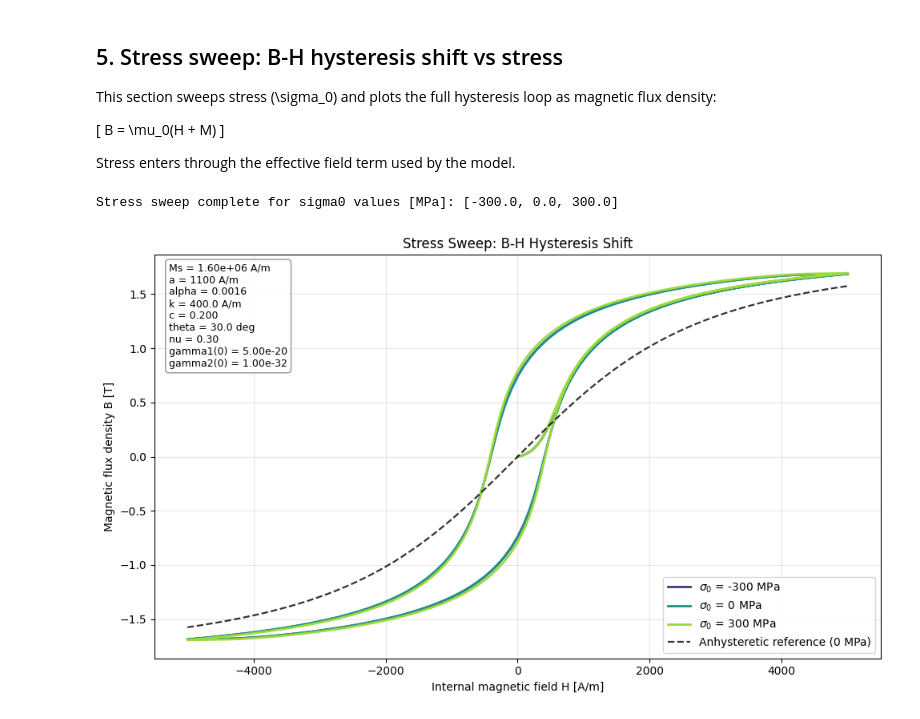
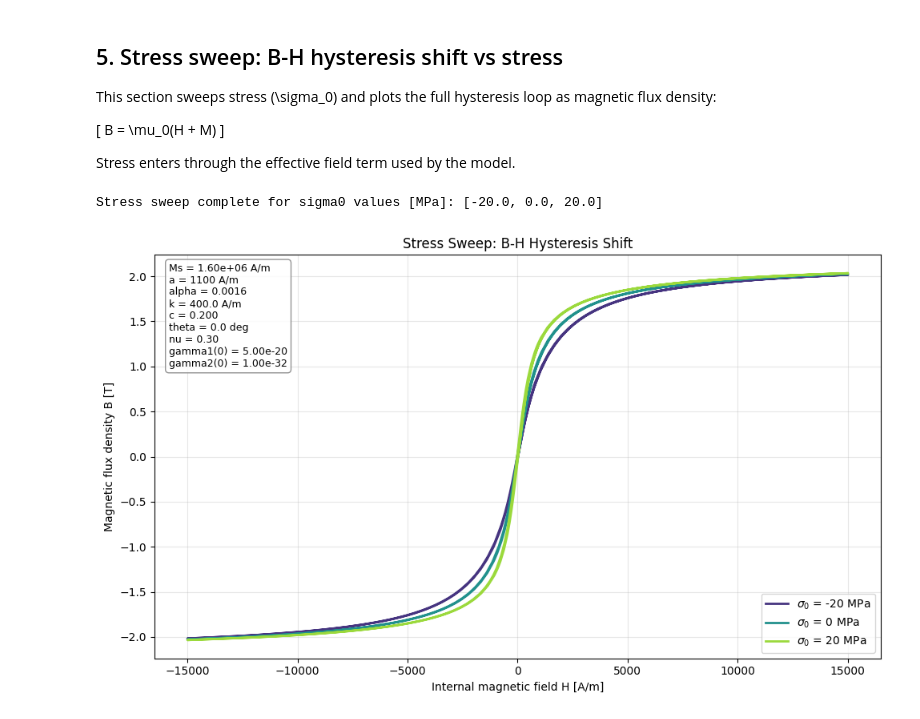
Before and after one commit to MoreCoffee12/MagnetoelasticSensor, a Jupyter notebook: notebooks/HelloWorldHysteresis.ipynb, the cells around one changed output. Saved outputs shown, nothing was run; the diff lists cells and outputs as text; code cells hidden in the pictures.

```diff
--- a/notebooks/HelloWorldHysteresis.ipynb
+++ b/notebooks/HelloWorldHysteresis.ipynb
@@ -382,20 +382,21 @@ B = \mu_0(H + M)
 Stress enters through the effective field term used by the model.
 # %%
 # Sweep stress and plot B-H hysteresis loops
-stress_values_mpa = [-300.0, 0.0, 300.0]  # MPa
-theta_deg = 30.0
+stress_values_mpa = [-20.0, 0.0, 20.0]  # MPa
+theta_deg = 0.0
 nu = 0.30
 
 # Base magnetoelastic coefficients at sigma0 = 0
-gamma1_ref = 5.0e-20
-gamma2_ref = 1.0e-32
+gamma1_intercept_ref = 4.0e-18
+gamma2_intercept_ref = 2.0e-30
 
 # Linear stress dependence of gamma1 and gamma2
-gamma1_sigma_slope = 2.0e-28
-gamma2_sigma_slope = 4.0e-41
+gamma1_sigma_slope = -2.0e-26
+gamma2_sigma_slope = -5.0e-39
 
-h_max_local = h_max if 'h_max' in globals() else 5000.0
-solver_type_local = solver_type if 'solver_type' in globals() else 2
+h_max_local = 15000.0
+#solver_type_local = solver_type if 'solver_type' in globals() else 2
+solver_type_local = 3
 
 fig, ax = plt.subplots(figsize=(10, 6))
 cmap = plt.cm.viridis(np.linspace(0.15, 0.85, len(stress_values_mpa)))
@@ -403,16 +404,16 @@ cmap = plt.cm.viridis(np.linspace(0.15, 0.85, len(stress_values_mpa)))
 for color, sigma_mpa in zip(cmap, stress_values_mpa):
     sigma_pa = sigma_mpa * 1.0e6
     props_sigma = JAProps(
-        ms=props.ms,
-        a=props.a,
-        alpha=props.alpha,
-        k=props.k,
-        c=props.c,
+        ms=1.7e6,
+        a=1000,
+        alpha=0.001,
+        k=20,
+        c=0.1,
         theta=np.deg2rad(theta_deg),
         nu=nu,
         sigma0=0.0,
-        gamma1_intercept=gamma1_ref,
-        gamma2_intercept=gamma2_ref,
+        gamma1_intercept=gamma1_intercept_ref,
+        gamma2_intercept=gamma2_intercept_ref,
         gamma1_sigma_slope=gamma1_sigma_slope,
         gamma2_sigma_slope=gamma2_sigma_slope,
     )
@@ -453,54 +454,36 @@ for color, sigma_mpa in zip(cmap, stress_values_mpa):
         label=rf'$\sigma_0$ = {sigma_mpa:.0f} MPa',
     )
 
-# Define unstressed anhysteretic reference locally to keep this cell standalone
-h_ref_local = np.linspace(-h_max_local, h_max_local, 1200)
-man_ref_local = anhysteretic_magnetization(
-    h=h_ref_local,
-    m=0.0,
-    props=props,
-    )
-b_ref0 = MU0 * (h_ref_local + man_ref_local)
-ax.plot(
-    h_ref_local,
-    b_ref0,
-    color='black',
-    linestyle='--',
-    linewidth=1.6,
-    alpha=0.8,
-    label='Anhysteretic reference (0 MPa)',
-)
-
 param_text = '\n'.join([
     f'Ms = {props.ms:.2e} A/m',
     f'a = {props.a:.0f} A/m',
     f'alpha = {props.alpha:.4f}',
     f'k = {props.k:.1f} A/m',
     f'c = {props.c:.3f}',
     f'theta = {theta_deg:.1f} deg',
     f'nu = {nu:.2f}',
     f'gamma1(0) = {gamma1_ref:.2e}',
     f'gamma2(0) = {gamma2_ref:.2e}',
 ])
 ax.text(
     0.02,
     0.98,
     param_text,
     transform=ax.transAxes,
     fontsize=9,
     va='top',
     bbox=dict(boxstyle='round,pad=0.35', facecolor='white', alpha=0.85, edgecolor='0.5'),
 )
 
 ax.set_title('Stress Sweep: B-H Hysteresis Shift')
 ax.set_xlabel('Internal magnetic field H [A/m]')
 ax.set_ylabel('Magnetic flux density B [T]')
 ax.grid(True, alpha=0.3)
 ax.legend(loc='lower right')
 
 print('Stress sweep complete for sigma0 values [MPa]:', stress_values_mpa)
 plt.tight_layout()
 plt.show()
 # %% [output]
-Stress sweep complete for sigma0 values [MPa]: [-300.0, 0.0, 300.0]
+Stress sweep complete for sigma0 values [MPa]: [-20.0, 0.0, 20.0]
-[figure, old version]
+[figure, new version]
```
